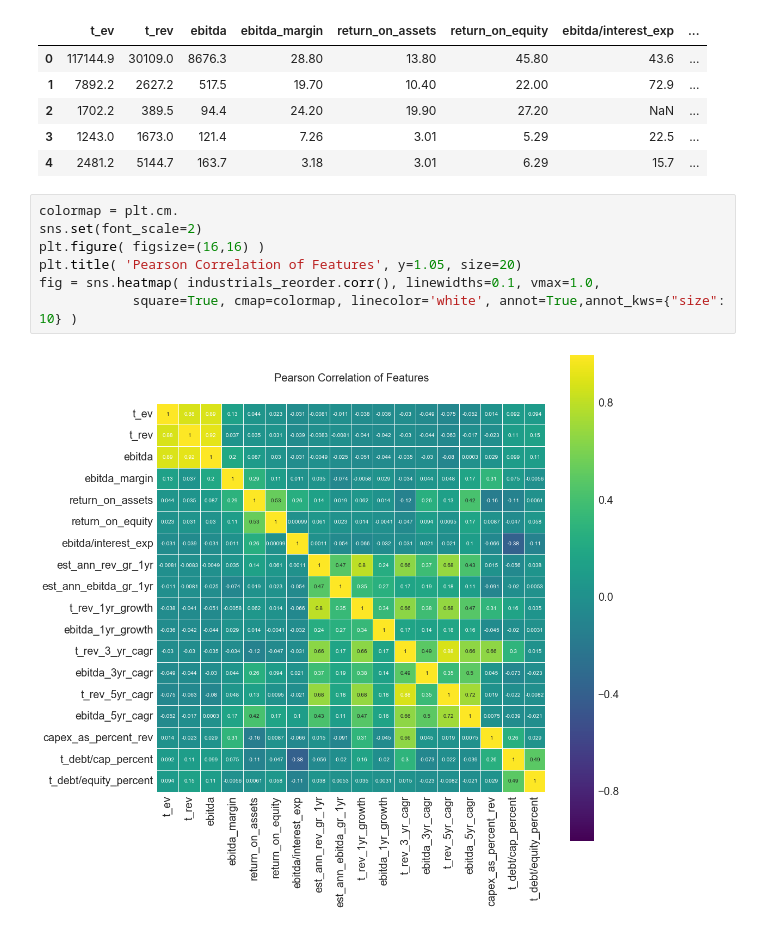
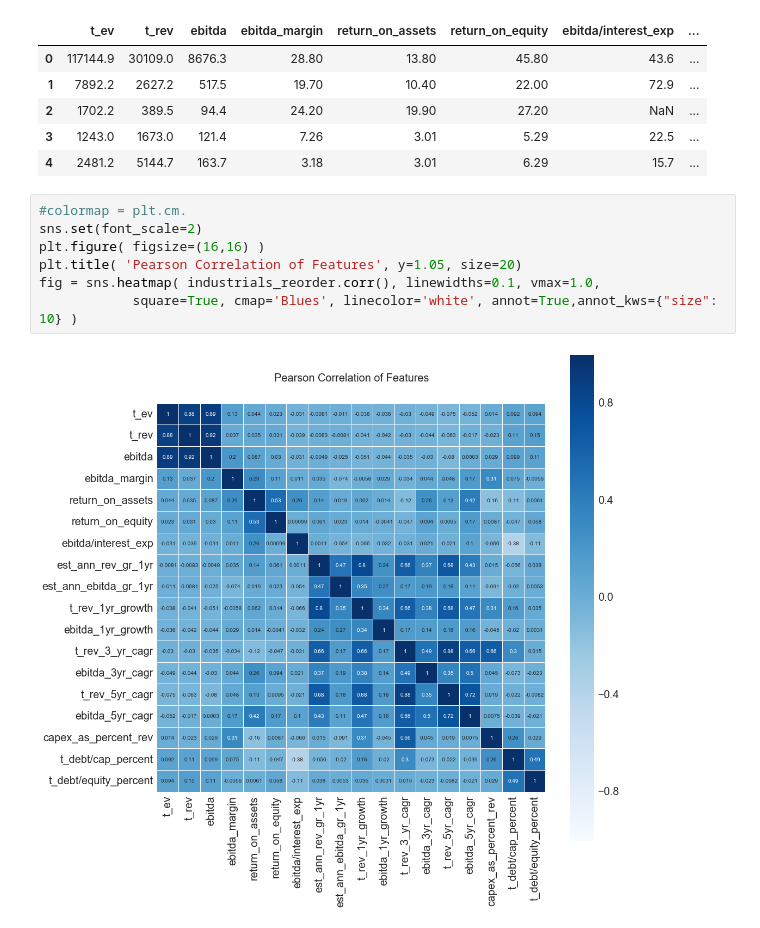
Before and after one commit to timothytrippel/adamy, a Jupyter notebook: xinyu/HeatmapForPoster.ipynb, the cells around one changed output. Cells and saved outputs as stored; diff of their text form.

```diff
--- a/xinyu/HeatmapForPoster.ipynb
+++ b/xinyu/HeatmapForPoster.ipynb
@@ -73,11 +73,11 @@ industrials_reorder.head()
 | 3 | 1243.0 | 1673.0 | 121.4 | 7.26 | 3.01 | 5.29 | 22.5 | ... |
 | 4 | 2481.2 | 5144.7 | 163.7 | 3.18 | 3.01 | 6.29 | 15.7 | ... |
 # %%
-colormap = plt.cm.
+#colormap = plt.cm.
 sns.set(font_scale=2)
 plt.figure( figsize=(16,16) )
 plt.title( 'Pearson Correlation of Features', y=1.05, size=20)
 fig = sns.heatmap( industrials_reorder.corr(), linewidths=0.1, vmax=1.0,
-            square=True, cmap=colormap, linecolor='white', annot=True,annot_kws={"size": 10} )
+            square=True, cmap='Blues', linecolor='white', annot=True,annot_kws={"size": 10} )
 # %% [output]
-[figure, old version]
+[figure, new version]
```
